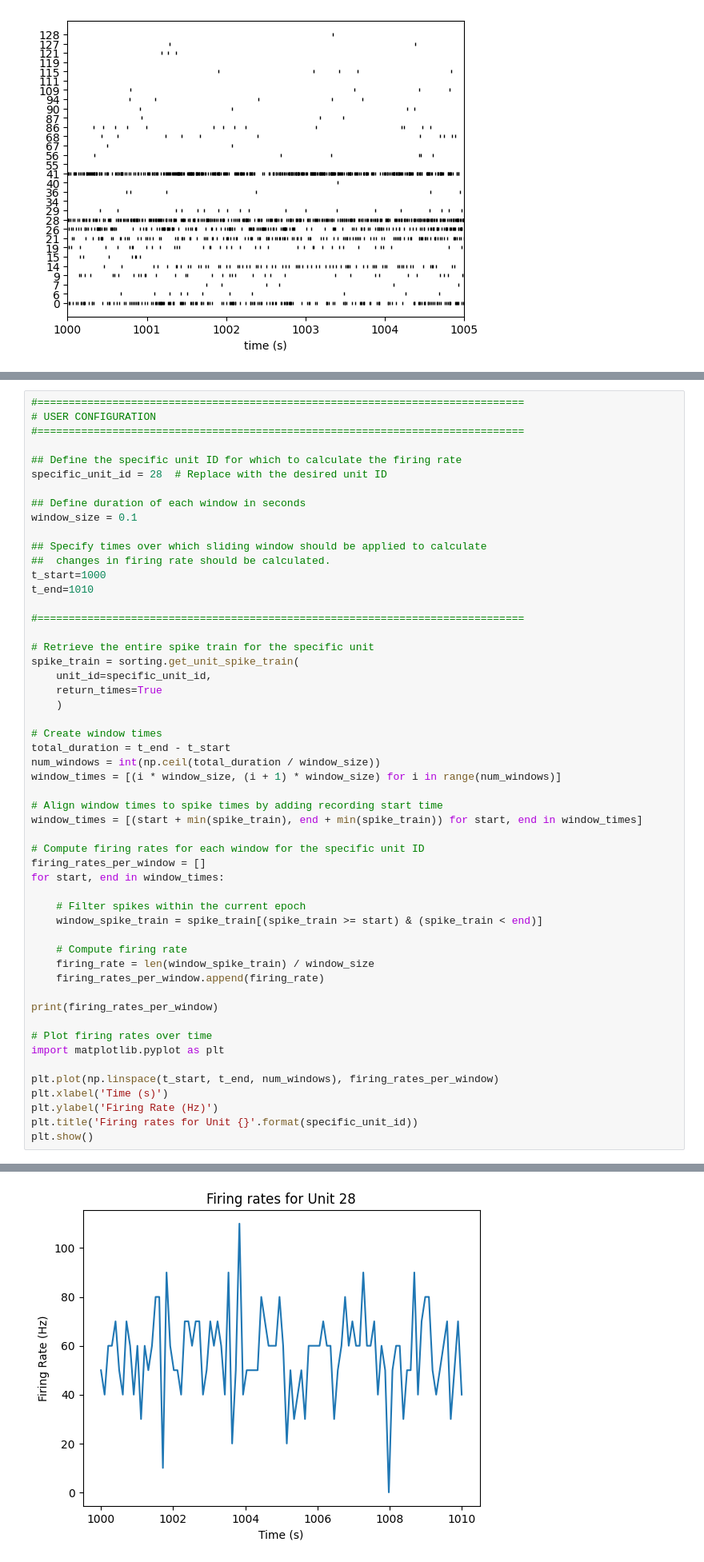
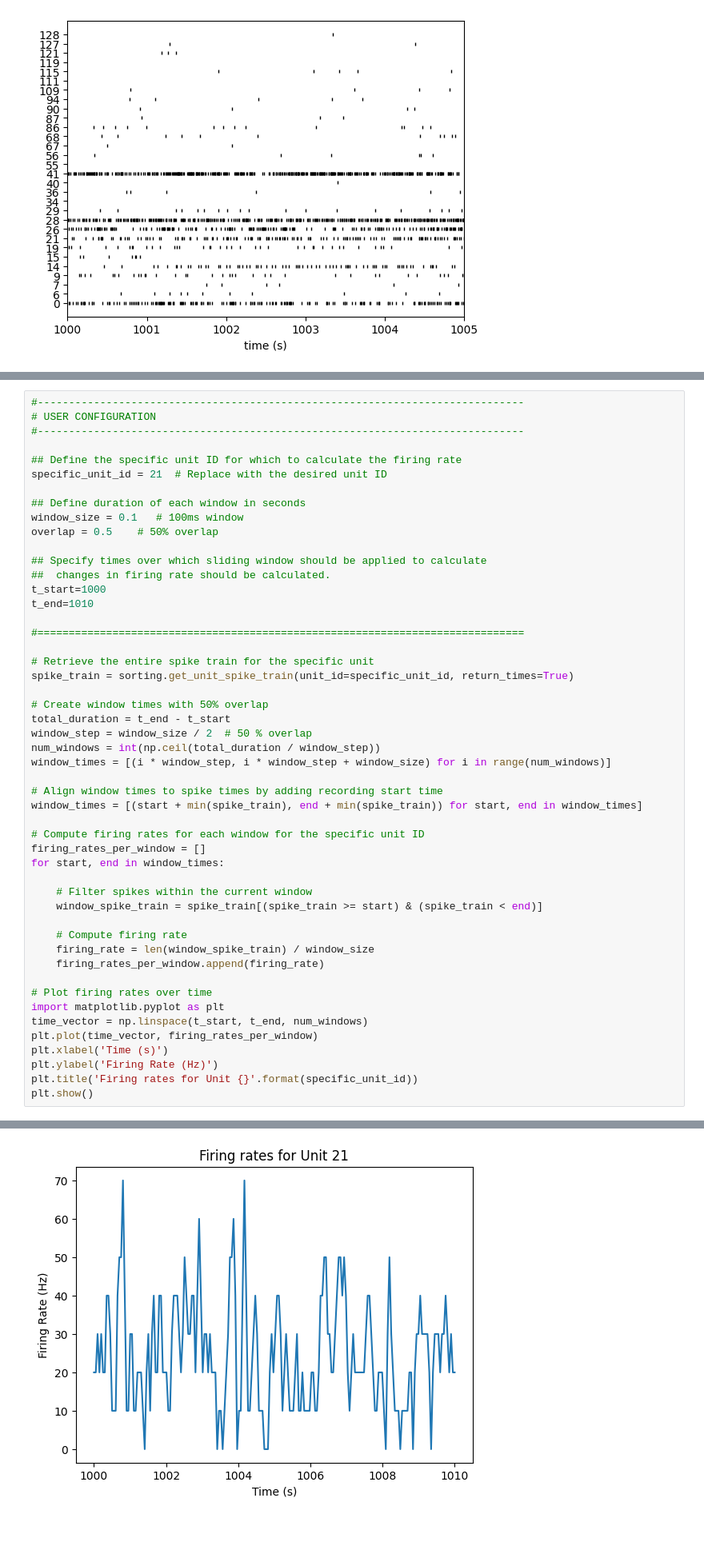
Before and after one commit to m-lockwood/sjlab, a Jupyter notebook: Python/spikeinterface/plot_firing_rates.ipynb, the cells around one changed output, grey strips where cells are left out. Shown at 80% size. Saved outputs shown, nothing was run; the diff lists cells and outputs as text; blank space fills up the shorter version.

```diff
--- a/Python/spikeinterface/plot_firing_rates.ipynb
+++ b/Python/spikeinterface/plot_firing_rates.ipynb
@@ -84,13 +83,14 @@ w_rs = sw.plot_rasters(sorting, time_range=(1000, 1005), unit_ids=unit_ids[:n])
 # %%
-#==============================================================================
+#------------------------------------------------------------------------------
 # USER CONFIGURATION
-#==============================================================================
+#------------------------------------------------------------------------------
 
 ## Define the specific unit ID for which to calculate the firing rate
-specific_unit_id = 28  # Replace with the desired unit ID
+specific_unit_id = 21  # Replace with the desired unit ID
 
 ## Define duration of each window in seconds
-window_size = 0.1
+window_size = 0.1   # 100ms window
+overlap = 0.5    # 50% overlap
 
 ## Specify times over which sliding window should be applied to calculate
 ##  changes in firing rate should be calculated.
@@ -100,15 +100,13 @@ t_end=1010
 #==============================================================================
 
 # Retrieve the entire spike train for the specific unit
-spike_train = sorting.get_unit_spike_train(
-    unit_id=specific_unit_id,
-    return_times=True
-    )
+spike_train = sorting.get_unit_spike_train(unit_id=specific_unit_id, return_times=True)
 
-# Create window times
+# Create window times with 50% overlap
 total_duration = t_end - t_start
-num_windows = int(np.ceil(total_duration / window_size))
-window_times = [(i * window_size, (i + 1) * window_size) for i in range(num_windows)]
+window_step = window_size / 2  # 50 % overlap
+num_windows = int(np.ceil(total_duration / window_step))
+window_times = [(i * window_step, i * window_step + window_size) for i in range(num_windows)]
 
 # Align window times to spike times by adding recording start time
 window_times = [(start + min(spike_train), end + min(spike_train)) for start, end in window_times]
@@ -117,19 +115,17 @@ window_times = [(start + min(spike_train), end + min(spike_train)) for start, en
 firing_rates_per_window = []
 for start, end in window_times:
 
-    # Filter spikes within the current epoch
+    # Filter spikes within the current window
     window_spike_train = spike_train[(spike_train >= start) & (spike_train < end)]
 
     # Compute firing rate
     firing_rate = len(window_spike_train) / window_size
     firing_rates_per_window.append(firing_rate)
 
-print(firing_rates_per_window)
-
 # Plot firing rates over time
 import matplotlib.pyplot as plt
-
-plt.plot(np.linspace(t_start, t_end, num_windows), firing_rates_per_window)
+time_vector = np.linspace(t_start, t_end, num_windows)
+plt.plot(time_vector, firing_rates_per_window)
 plt.xlabel('Time (s)')
 plt.ylabel('Firing Rate (Hz)')
 plt.title('Firing rates for Unit {}'.format(specific_unit_id))
@@ -139 +134 @@ plt.show()
-[figure, old version]
+[figure, new version]
```
Also changed, not shown: parts of 9 cells of this notebook.
